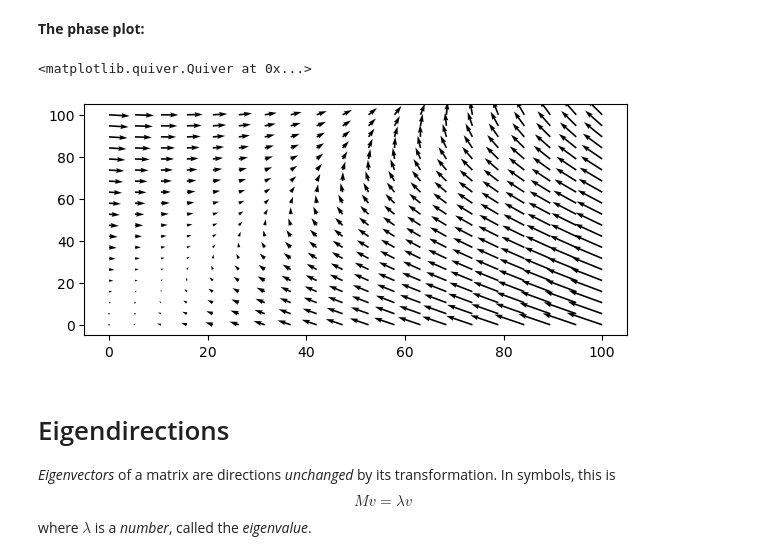
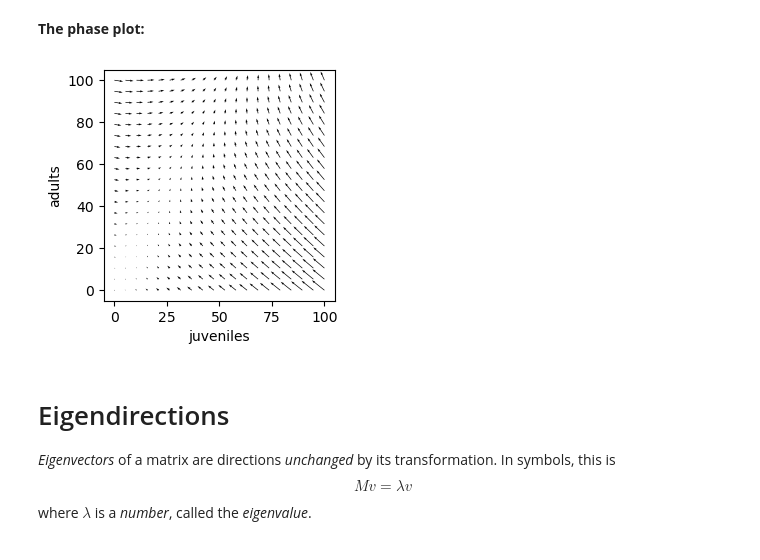
Before and after one commit to petrelharp/popbio, a Jupyter notebook: notebooks/structured_populations.ipynb, the cells around one changed output. Saved outputs shown, nothing was run; the diff lists cells and outputs as text; code cells hidden in the pictures.

```diff
--- a/notebooks/structured_populations.ipynb
+++ b/notebooks/structured_populations.ipynb
@@ -206,10 +206,12 @@ ax.legend(['juveniles/adults']);
 **The phase plot:**
 # %%
 fig, ax = plt.subplots()
-phase_plot(lambda x, y: M@np.array([x, y]), [0, 100], [0, 100], 20, 20, ax);
+phase_plot(lambda x, y: M@np.array([x, y]), [0, 100], [0, 100], 20, 20, ax)
+ax.set_ylabel("adults")
+ax.set_xlabel("juveniles")
+ax.set_aspect(1);
 # %% [output]
-<matplotlib.quiver.Quiver at 0x...>
-[figure, old version]
+[figure, new version]
 # %% [markdown]
 # Eigendirections
 
```
Also changed, not shown: parts of 6 cells of this notebook, 1 other file.
